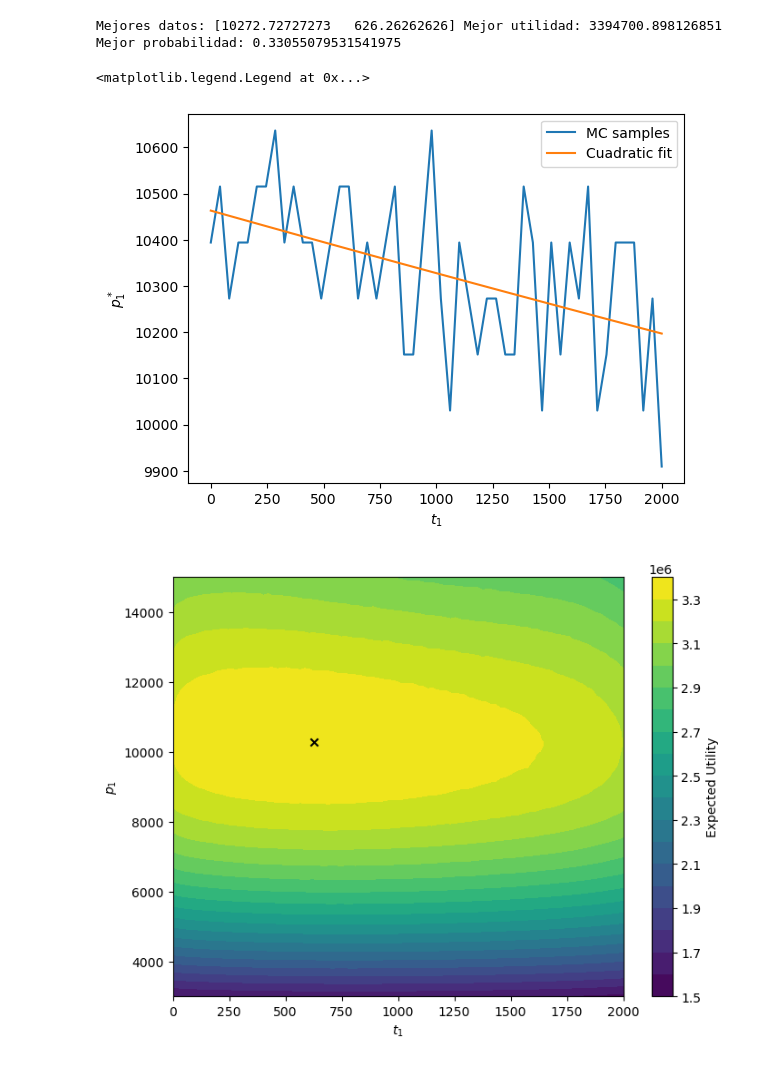
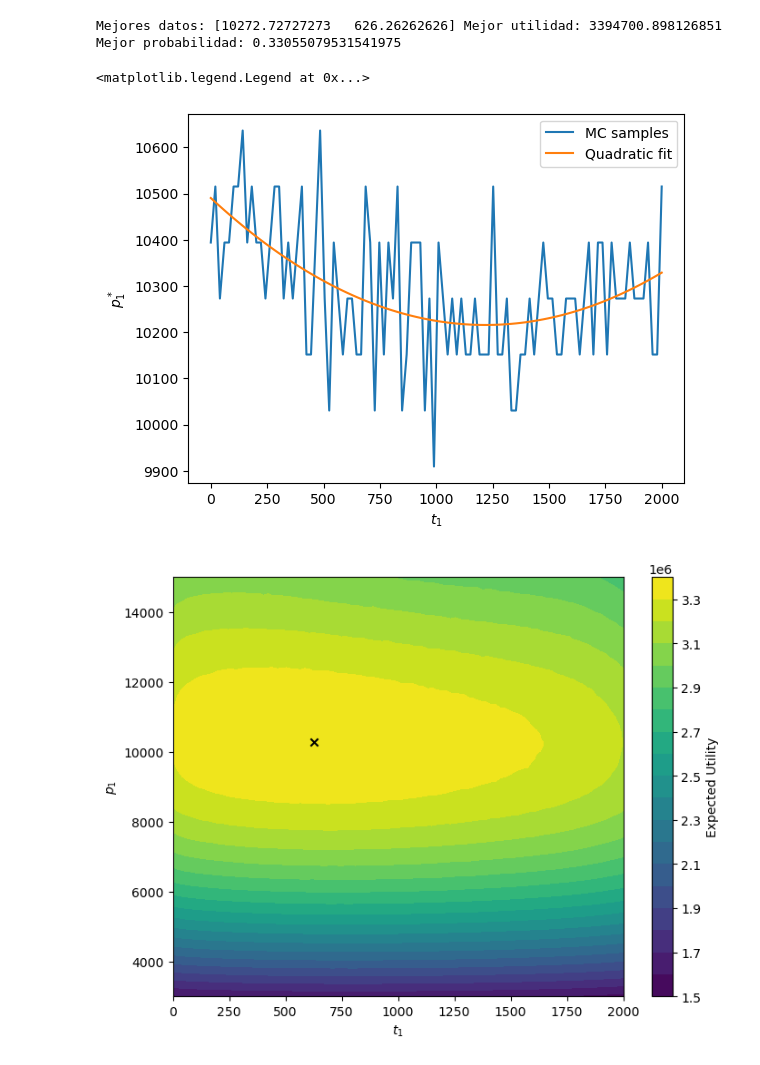
Before and after one commit to pablogarciarce/ProductLaunching, a Jupyter notebook: ProdLaunch.ipynb, the cells around one changed output. Cells and saved outputs as stored; diff of their text form; code cells hidden in the pictures.

Commit message:
new results with 1 million samples

```diff
--- a/ProdLaunch.ipynb
+++ b/ProdLaunch.ipynb
@@ -110,19 +111,16 @@ def sample_random_ac(trace, num_pairs):
     # Seleccionar aleatoriamente pares de valores
     random_indices = np.random.choice(n_samples * n_chains, num_pairs)  # Índices aleatorios
 
-    # Obtener los pares de valores
-    random_ac = []
-    for idx in random_indices:
-        # Convertir el índice lineal a índice de cadena y muestra
-        chain_index = idx // n_samples  # Índice de la cadena
-        draw_index = idx % n_samples  # Índice de la muestra dentro de la cadena
+    chain_indices = random_indices // n_samples  # Índices de la cadena
+    draw_indices = random_indices % n_samples  # Índices de la muestra dentro de la cadena
 
-        # Extraer valores de la cadena posterior
-        a = trace.posterior["a_prima"].isel(chain=chain_index, draw=draw_index).item()
-        c = trace.posterior["c_prima"].isel(chain=chain_index, draw=draw_index).item()
+    # Extraer valores de la cadena posterior usando indexación avanzada
+    a_values = trace.posterior["a_prima"].values[chain_indices, draw_indices]
+    c_values = trace.posterior["c_prima"].values[chain_indices, draw_indices]
 
-        random_ac.append((a, c))  # Almacenar el par
-    return np.array(random_ac)
+    # Combinar los valores a y c en pares
+    random_ac = np.column_stack((a_values, c_values))
+    return random_ac
 # %%
 def utility_func(x, rho1):
     if rho1 is None:
@@ -180,7 +178,7 @@ def compute_expected_utility_vec_random_ac(t1, p1, c11, c21, c31, n, T, ite=5000
 
     # Generating buyer random variables
     w = dirichlet.rvs([1, 1, 1], size=ite)
-    rho = gamma.rvs(5, scale=1/5, size=ite)
+    rho = gamma.rvs(10, scale=1/10, size=ite)
 
     # Generating random variables for j=1
     acs = sample_random_ac(trace, ite)
@@ -286,18 +286,18 @@ for i in range(100):
     seleccion = resultados[abs(resultados[:, 1] - np.linspace(0, 2000, 100)[i]) < 1e-1]
     mejores_precios.append(seleccion[np.argmax(seleccion[:, 2]), 0])
 # %%
-xs = np.linspace(0, 2000, 50)
+xs = np.linspace(0, 2000, 100)
 c, b, a = np.polyfit(xs, mejores_precios, 2)
 ys = a + b * xs + c * xs ** 2
 
-plt.plot(np.linspace(0, 2000, 50), mejores_precios)
+plt.plot(xs, mejores_precios)
 plt.plot(xs, ys)
 plt.xlabel('$t_1$')
 plt.ylabel('$p^*_1$')
-plt.legend(['MC samples', 'Cuadratic fit'])
+plt.legend(['MC samples', 'Quadratic fit'])
 # %% [output]
 <matplotlib.legend.Legend at 0x...>
-[figure, old version]
+[figure, new version]
 # %%
 p1_vals = resultados[:, 0]
 t1_vals = resultados[:, 1]
```
Also changed, not shown: parts of 5 cells of this notebook, 15 other files.
